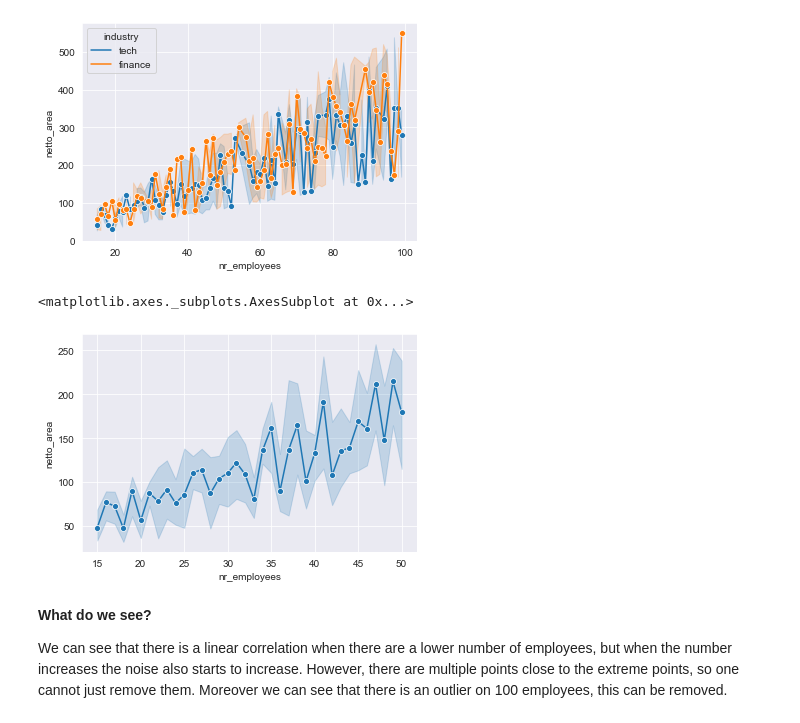
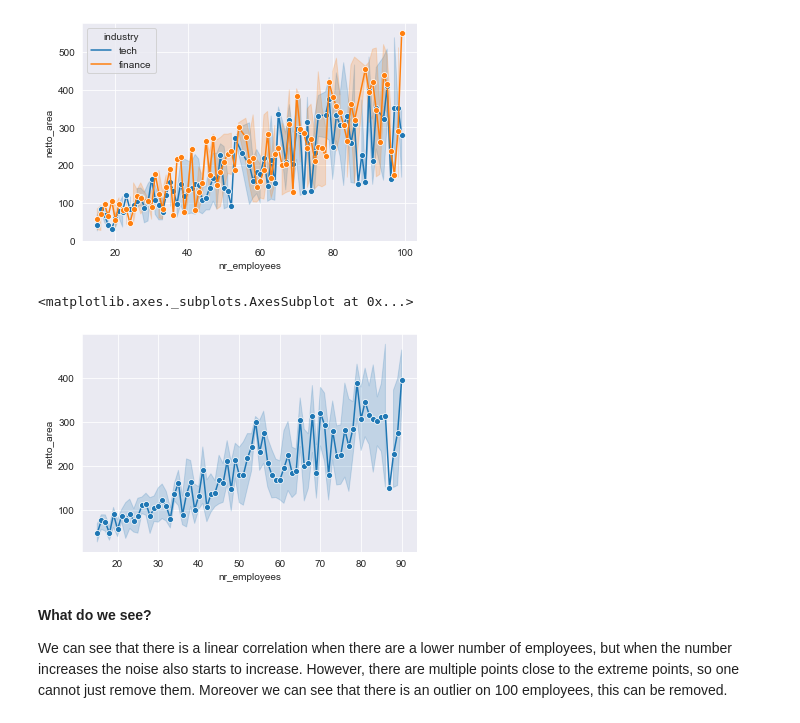
Before and after one commit to arealizeai/code2021-ML-case, a Jupyter notebook: Introduction notebook.ipynb, the cells around one changed output. Cells and saved outputs as stored; diff of their text form; code cells hidden in the pictures.

Commit message:
Removed outliers from dataset

```diff
--- a/Introduction notebook.ipynb
+++ b/Introduction notebook.ipynb
@@ -173,10 +173,10 @@ sns.lineplot(data=dataset, x='nr_employees', y='netto_area', hue='industry', mar
 <matplotlib.axes._subplots.AxesSubplot at 0x...>
 [figure]
 # %%
-sns.lineplot(data=dataset[(dataset['nr_employees'] <= 50)], x='nr_employees', y='netto_area', marker='o')
+sns.lineplot(data=dataset[(dataset['nr_employees'] <= 90)], x='nr_employees', y='netto_area', marker='o')
 # %% [output]
 <matplotlib.axes._subplots.AxesSubplot at 0x...>
-[figure, old version]
+[figure, new version]
 # %% [markdown]
 **What do we see?**
 
```
Also changed, not shown: parts of 15 cells of this notebook.
